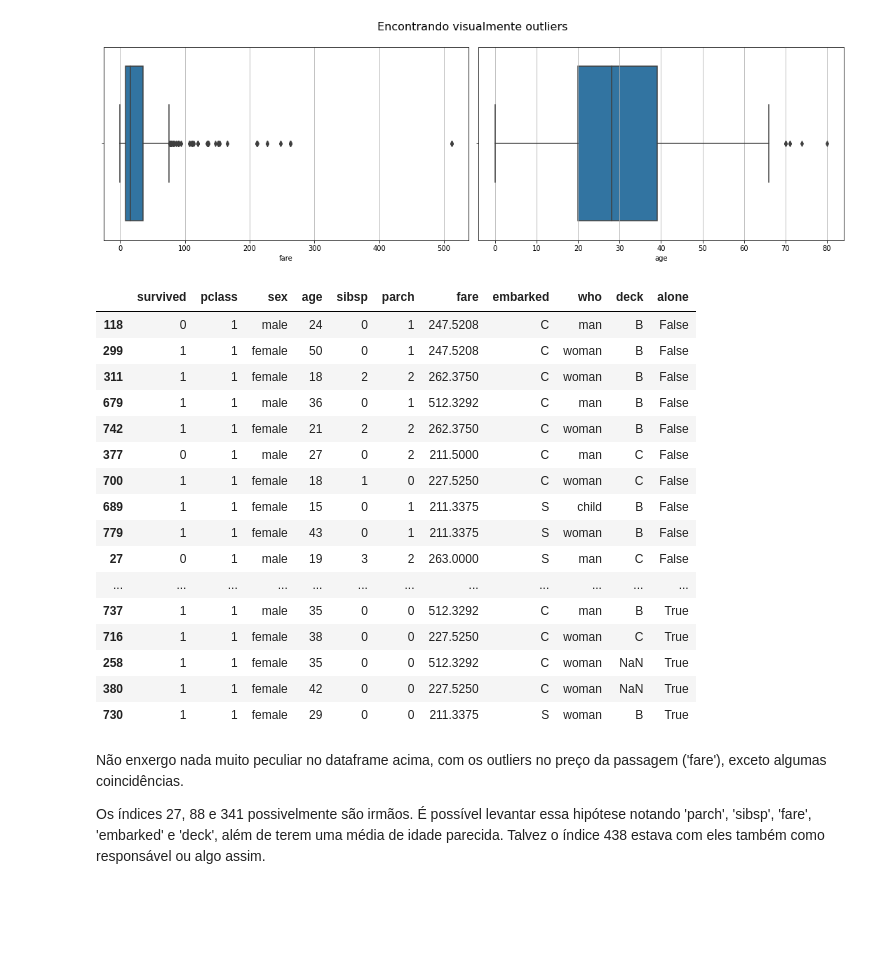
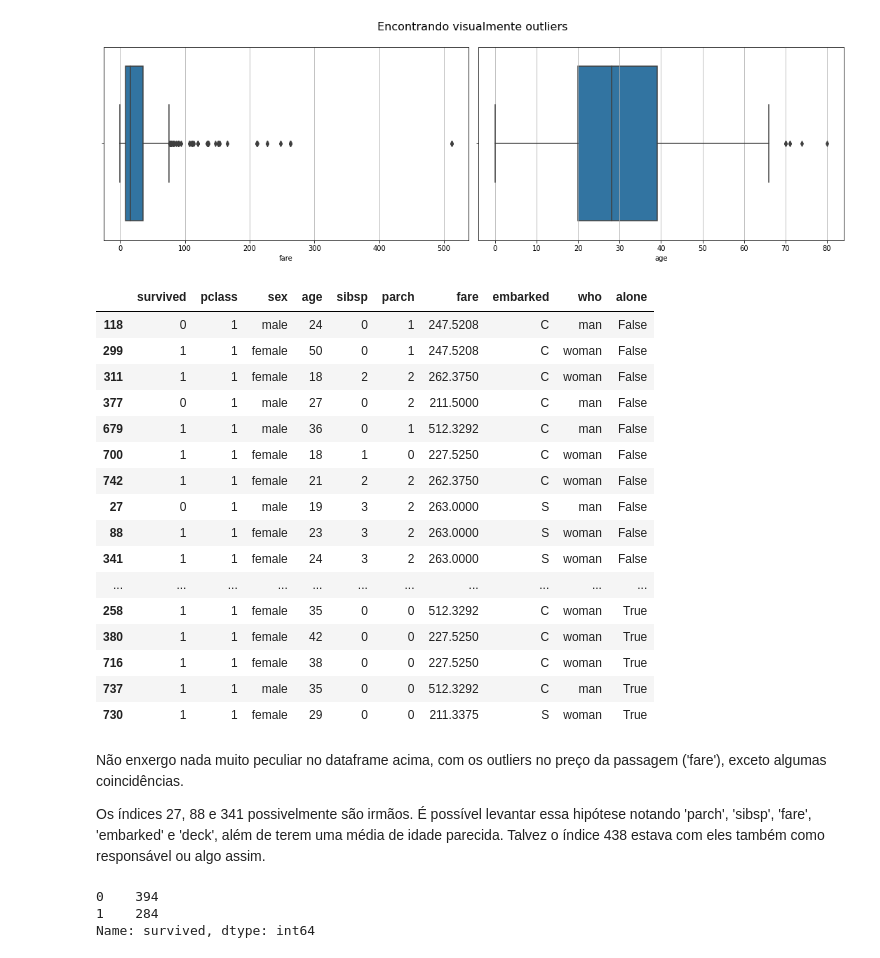
Before and after one commit to Eric-Mendes/treino-de-pandas, a Jupyter notebook: analise_titanic.ipynb, the cells around one changed output. Saved outputs shown, nothing was run; the diff lists cells and outputs as text; code cells hidden in the pictures; blank space fills up the shorter version.

```diff
--- a/analise_titanic.ipynb
+++ b/analise_titanic.ipynb
@@ -137,6 +137,8 @@ df.head()
 | 2 | 1 | 3 | female | 26.0 | 0 | 0 | 7.9250 | S | woman | NaN | True |
 | 3 | 1 | 1 | female | 35.0 | 1 | 0 | 53.1000 | S | woman | C | False |
 | 4 | 0 | 3 | male | 35.0 | 0 | 0 | 8.0500 | S | man | NaN | True |
+# %%
+df = df.drop(labels="deck", axis='columns')  # Muito valor nulo nesta coluna (e ela nem parece tão importante)
 # %% [markdown]
 
 
@@ -248,28 +250,34 @@ plt.show()
 # %%
 from scipy import stats
 
 
-df_fare_outliers = df.loc[stats.zscore(df['fare']) > 3].sort_values(by=['alone', 'embarked', 'deck'])
+df_fare_outliers = df.loc[stats.zscore(df['fare']) > 3].sort_values(by=['alone', 'embarked'])
 df_fare_outliers
 # %% [output]
-|  | survived | pclass | sex | age | sibsp | parch | fare | embarked | who | deck | alone |
-| 118 | 0 | 1 | male | 24 | 0 | 1 | 247.5208 | C | man | B | False |
-| 299 | 1 | 1 | female | 50 | 0 | 1 | 247.5208 | C | woman | B | False |
-| 311 | 1 | 1 | female | 18 | 2 | 2 | 262.3750 | C | woman | B | False |
-| 679 | 1 | 1 | male | 36 | 0 | 1 | 512.3292 | C | man | B | False |
-| 742 | 1 | 1 | female | 21 | 2 | 2 | 262.3750 | C | woman | B | False |
-| 377 | 0 | 1 | male | 27 | 0 | 2 | 211.5000 | C | man | C | False |
-| 700 | 1 | 1 | female | 18 | 1 | 0 | 227.5250 | C | woman | C | False |
-| 689 | 1 | 1 | female | 15 | 0 | 1 | 211.3375 | S | child | B | False |
-| 779 | 1 | 1 | female | 43 | 0 | 1 | 211.3375 | S | woman | B | False |
-| 27 | 0 | 1 | male | 19 | 3 | 2 | 263.0000 | S | man | C | False |
-| ... | ... | ... | ... | ... | ... | ... | ... | ... | ... | ... | ... |
-| 737 | 1 | 1 | male | 35 | 0 | 0 | 512.3292 | C | man | B | True |
-| 716 | 1 | 1 | female | 38 | 0 | 0 | 227.5250 | C | woman | C | True |
-| 258 | 1 | 1 | female | 35 | 0 | 0 | 512.3292 | C | woman | NaN | True |
-| 380 | 1 | 1 | female | 42 | 0 | 0 | 227.5250 | C | woman | NaN | True |
-| 730 | 1 | 1 | female | 29 | 0 | 0 | 211.3375 | S | woman | B | True |
+|  | survived | pclass | sex | age | sibsp | parch | fare | embarked | who | alone |
+| 118 | 0 | 1 | male | 24 | 0 | 1 | 247.5208 | C | man | False |
+| 299 | 1 | 1 | female | 50 | 0 | 1 | 247.5208 | C | woman | False |
+| 311 | 1 | 1 | female | 18 | 2 | 2 | 262.3750 | C | woman | False |
+| 377 | 0 | 1 | male | 27 | 0 | 2 | 211.5000 | C | man | False |
+| 679 | 1 | 1 | male | 36 | 0 | 1 | 512.3292 | C | man | False |
+| 700 | 1 | 1 | female | 18 | 1 | 0 | 227.5250 | C | woman | False |
+| 742 | 1 | 1 | female | 21 | 2 | 2 | 262.3750 | C | woman | False |
+| 27 | 0 | 1 | male | 19 | 3 | 2 | 263.0000 | S | man | False |
+| 88 | 1 | 1 | female | 23 | 3 | 2 | 263.0000 | S | woman | False |
+| 341 | 1 | 1 | female | 24 | 3 | 2 | 263.0000 | S | woman | False |
+| ... | ... | ... | ... | ... | ... | ... | ... | ... | ... | ... |
+| 258 | 1 | 1 | female | 35 | 0 | 0 | 512.3292 | C | woman | True |
+| 380 | 1 | 1 | female | 42 | 0 | 0 | 227.5250 | C | woman | True |
+| 716 | 1 | 1 | female | 38 | 0 | 0 | 227.5250 | C | woman | True |
+| 737 | 1 | 1 | male | 35 | 0 | 0 | 512.3292 | C | man | True |
+| 730 | 1 | 1 | female | 29 | 0 | 0 | 211.3375 | S | woman | True |
 # %% [markdown]
 Não enxergo nada muito peculiar no dataframe acima, com os outliers no preço da passagem ('fare'), exceto algumas coincidências.
 
 Os índices 27, 88 e 341 possivelmente são irmãos. É possível levantar essa hipótese notando 'parch', 'sibsp', 'fare', 'embarked' e 'deck', além de terem uma média de idade parecida. Talvez o índice 438 estava com eles também como responsável ou algo assim.
+# %%
+df['survived'].value_counts()
+# %% [output]
+0    394
+1    284
+Name: survived, dtype: int64
```
Also changed, not shown: parts of 4 cells of this notebook.
